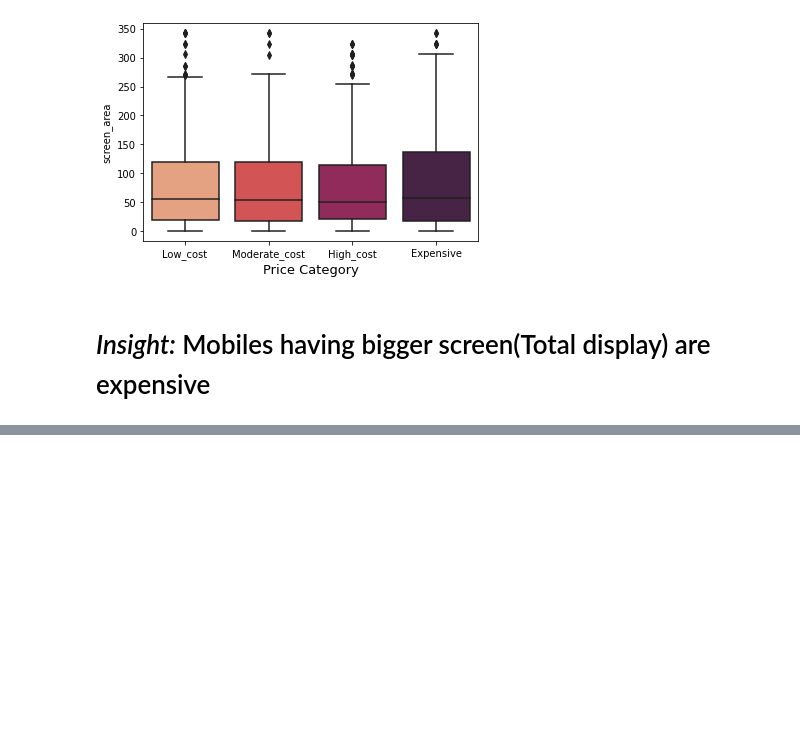
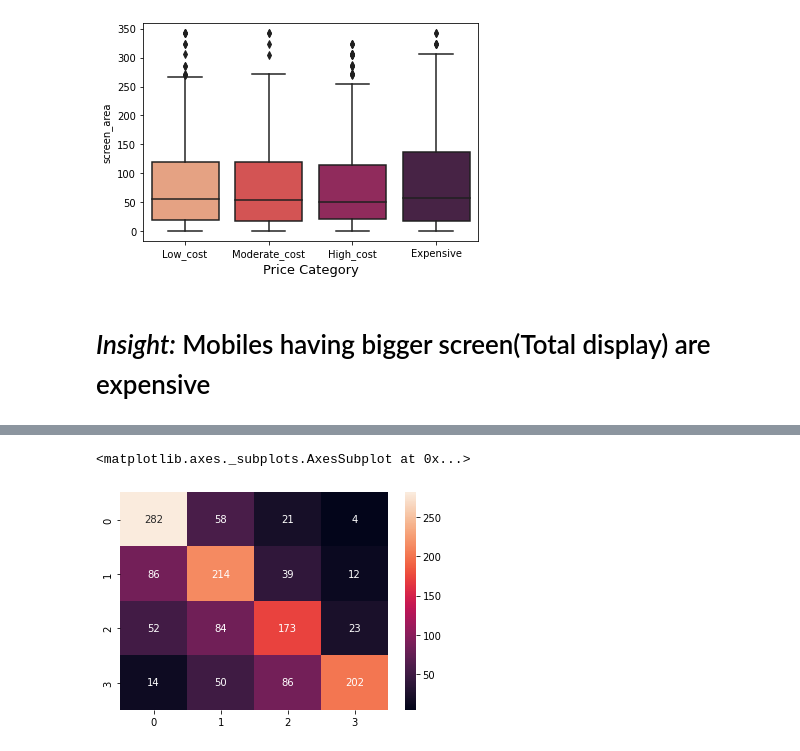
Before and after one commit to Prasad-Khedkar/Mobile_price_range-Classification-, a Jupyter notebook: Mobile_price_range_classification.ipynb, the cells around one changed output, grey strips where cells are left out. Drawn from its saved outputs; the diff is of its cells as text; code cells hidden in the pictures; blank space fills up the shorter version.

```diff
--- a/Mobile_price_range_classification.ipynb
+++ b/Mobile_price_range_classification.ipynb
@@ -466,0 +691,7 @@ array([[0.22778891, 0.        , 0.68      , ..., 1.        , 0.00389058,
+# %%
+knn_clf = KNeighborsClassifier()
+# %%
+classifier2 = knn_clf.fit(X_train_scaled, y_train)
+# %%
+y_pred_knn = knn_clf.predict(X_test_scaled)                       ## Test score prediction
+y_pred_train_knn = knn_clf.predict(X_train_scaled)                 ## Training score prediction
@@ -466,0 +732,5 @@ array([[0.22778891, 0.        , 0.68      , ..., 1.        , 0.00389058,
+# %%
+sns.heatmap(confusion_matrix(y_train, y_pred_train_knn), annot =True , fmt ='d')  ## Confusion matrix on train set
+# %% [output]
+<matplotlib.axes._subplots.AxesSubplot at 0x...>
+[figure, added]
```
Also changed, not shown: parts of 109 cells of this notebook.
